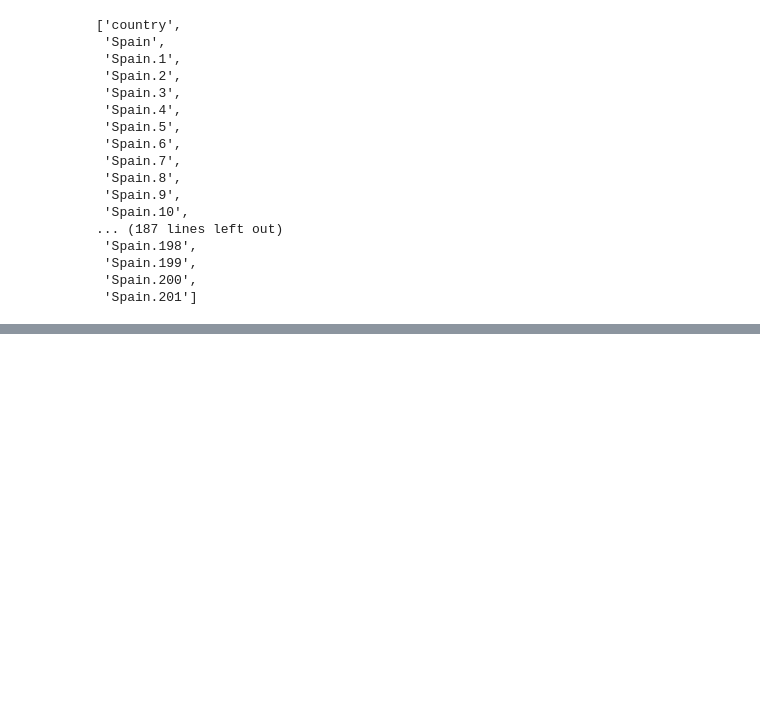
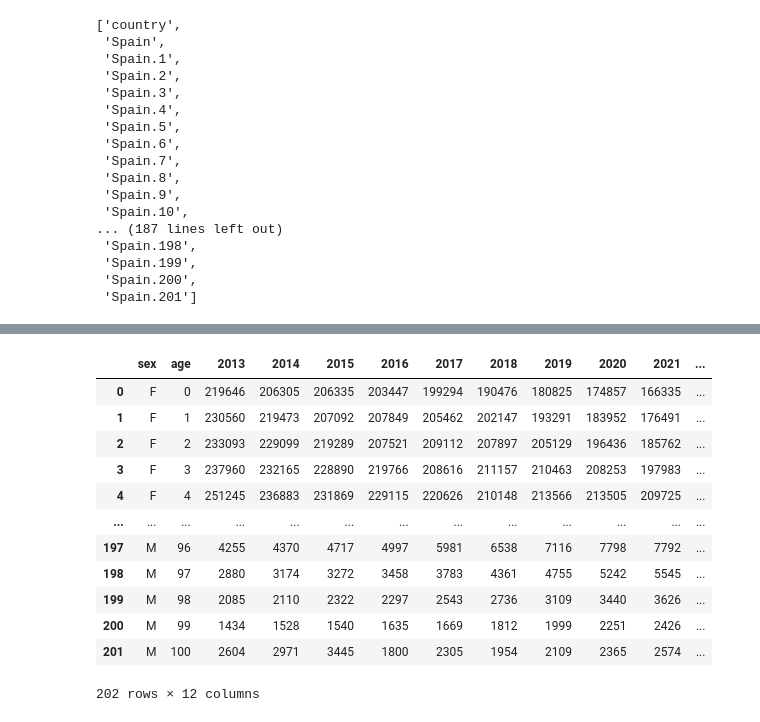
Before and after one commit to Adalab/da-modulo4-sprint1-pairprogramming-Sara-Mael, a Jupyter notebook: notebooks/spain_population.ipynb, the cells around one changed output, grey strips where cells are left out. Cells and saved outputs as stored; diff of their text form; code cells hidden in the pictures; blank space fills up the shorter version.

```diff
--- a/Datamortality-1.ipynb
+++ b/notebooks/spain_population.ipynb
@@ -171,0 +262,49 @@ KeyError: "['year' 'index'] not found in axis"
+# %%
+# columna a integer:
+def to_float(num):
+    """
+    Convierte una cadena que representa un número a tipo de dato integer
+
+    Args:
+        num (str): Una cadena que representa un número entero.
+
+    Returns:
+        int: El número equivalente en formato de tipo integer.
+    """
+    return float(num)
+# %%
+# columna a integer:
+def to_int(num):
+    """
+    Convierte una cadena que representa un número a tipo de dato integer
+
+    Args:
+        num (str): Una cadena que representa un número entero.
+
+    Returns:
+        int: El número equivalente en formato de tipo integer.
+    """
+    return int(num)
+# %%
+columns_to_int =['age', '2013', '2014', '2015', '2016', '2017', '2018', '2019',
+       '2020', '2021', '2022']
+# %%
+for column in columns_to_int:
+    df_spain_population[column] = df_spain_population[column].apply(to_float).astype(float)
+    df_spain_population[column] = df_spain_population[column].apply(to_int).astype(int)
+# %%
+df_spain_population
+# %% [output]
+|  | sex | age | 2013 | 2014 | 2015 | 2016 | 2017 | 2018 | 2019 | 2020 | 2021 | ... |
+| 0 | F | 0 | 219646 | 206305 | 206335 | 203447 | 199294 | 190476 | 180825 | 174857 | 166335 | ... |
+| 1 | F | 1 | 230560 | 219473 | 207092 | 207849 | 205462 | 202147 | 193291 | 183952 | 176491 | ... |
+| 2 | F | 2 | 233093 | 229099 | 219289 | 207521 | 209112 | 207897 | 205129 | 196436 | 185762 | ... |
+| 3 | F | 3 | 237960 | 232165 | 228890 | 219766 | 208616 | 211157 | 210463 | 208253 | 197983 | ... |
+| 4 | F | 4 | 251245 | 236883 | 231869 | 229115 | 220626 | 210148 | 213566 | 213505 | 209725 | ... |
+| ... | ... | ... | ... | ... | ... | ... | ... | ... | ... | ... | ... | ... |
+| 197 | M | 96 | 4255 | 4370 | 4717 | 4997 | 5981 | 6538 | 7116 | 7798 | 7792 | ... |
+| 198 | M | 97 | 2880 | 3174 | 3272 | 3458 | 3783 | 4361 | 4755 | 5242 | 5545 | ... |
+| 199 | M | 98 | 2085 | 2110 | 2322 | 2297 | 2543 | 2736 | 3109 | 3440 | 3626 | ... |
+| 200 | M | 99 | 1434 | 1528 | 1540 | 1635 | 1669 | 1812 | 1999 | 2251 | 2426 | ... |
+| 201 | M | 100 | 2604 | 2971 | 3445 | 1800 | 2305 | 1954 | 2109 | 2365 | 2574 | ... |
+202 rows × 12 columns
```
Also changed, not shown: parts of 17 cells of this notebook, 11 other files.
